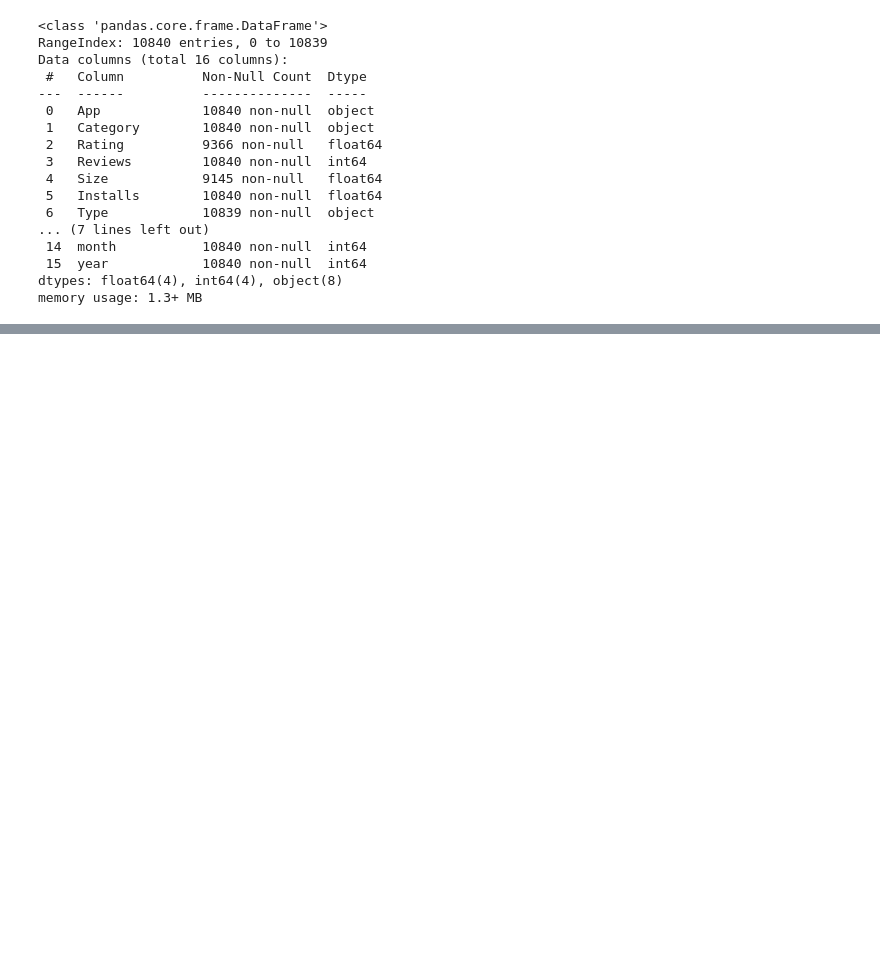
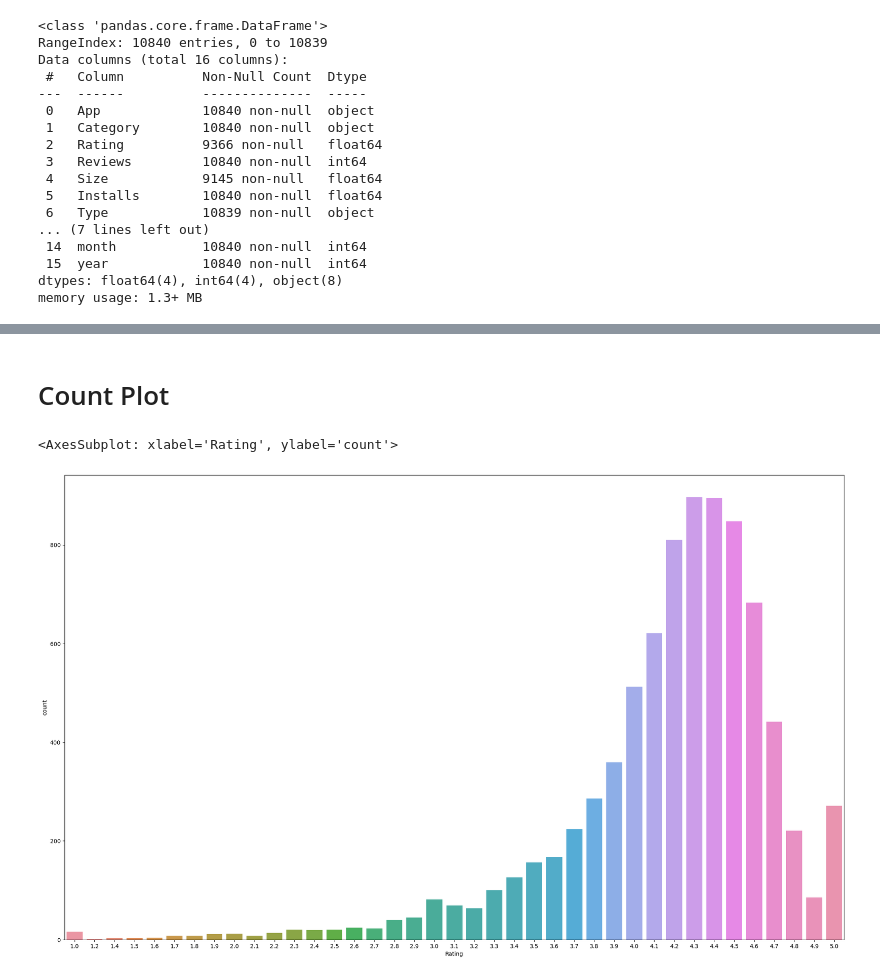
Before and after one commit to BHARATHBN-123/Statistics, a Jupyter notebook: EDA and Feature Engineering/EDA and Feature Engineering 2.ipynb, the cells around one changed output, grey strips where cells are left out. Saved outputs shown, nothing was run; the diff lists cells and outputs as text; code cells hidden in the pictures; blank space fills up the shorter version.

```diff
--- a/EDA and Feature Engineering/EDA and Feature Engineering 2.ipynb
+++ b/EDA and Feature Engineering/EDA and Feature Engineering 2.ipynb
@@ -43,3 +49,6 @@ Data columns (total 16 columns):
  15  year            10840 non-null  int64
 dtypes: float64(4), int64(4), object(8)
 memory usage: 1.3+ MB
+# %%
+#copy the data
+data_copy = data.copy()
@@ -45,0 +73,2 @@ memory usage: 1.3+ MB
+# %%
+data_copy = data_copy.drop_duplicates(subset=["App"],keep="first")
@@ -45,0 +126,9 @@ memory usage: 1.3+ MB
+# %% [markdown]
+# Count Plot
+# %%
+
+plt.figure(figsize=(25,15))
+sns.countplot(x=data_copy["Rating"])
+# %% [output]
+<AxesSubplot: xlabel='Rating', ylabel='count'>
+[figure, added]
```
Also changed, not shown: parts of 51 cells of this notebook, 1 other file.
